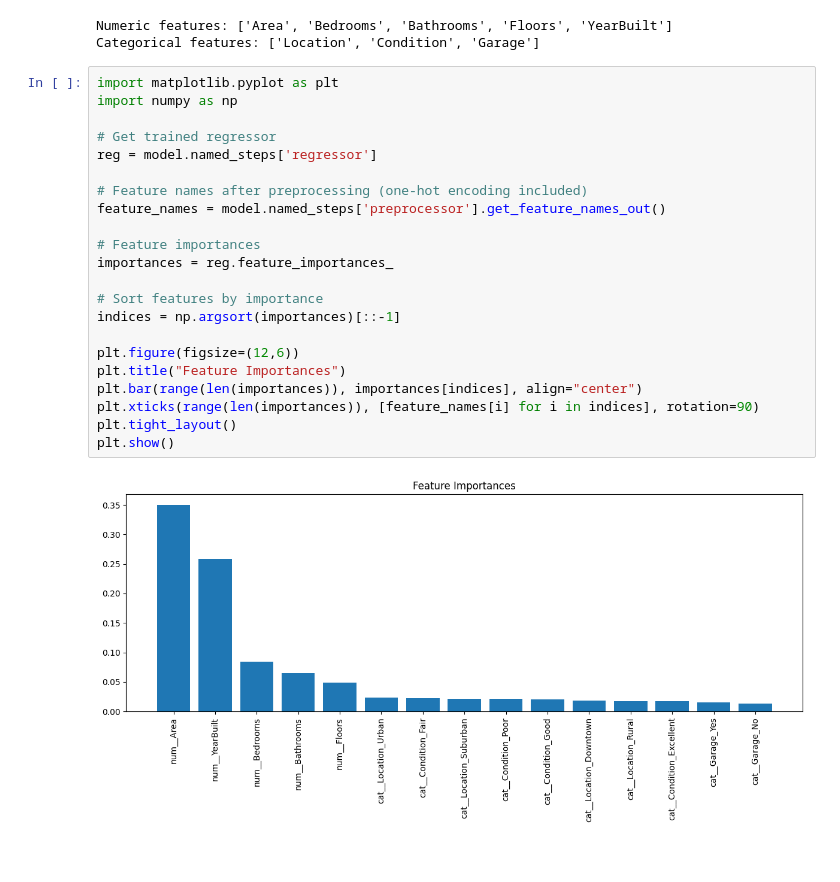
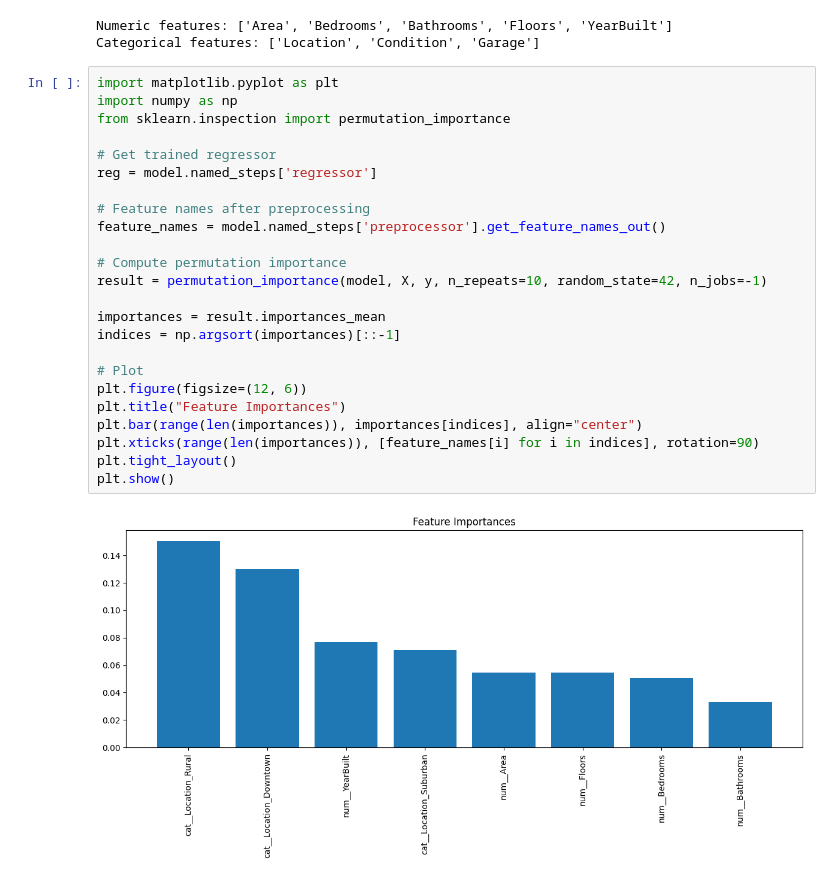
Before and after one commit to Frank-Muzi/house-price-predictor-ai-project, a Jupyter notebook: src/Backend/data_analysis.ipynb, the cells around one changed output. Saved outputs shown, nothing was run; the diff lists cells and outputs as text.

```diff
--- a/src/Backend/data_analysis.ipynb
+++ b/src/Backend/data_analysis.ipynb
@@ -262,24 +294,26 @@ Categorical features: ['Location', 'Condition', 'Garage']
 # %%
 import matplotlib.pyplot as plt
 import numpy as np
+from sklearn.inspection import permutation_importance
 
 # Get trained regressor
 reg = model.named_steps['regressor']
 
-# Feature names after preprocessing (one-hot encoding included)
+# Feature names after preprocessing
 feature_names = model.named_steps['preprocessor'].get_feature_names_out()
 
-# Feature importances
-importances = reg.feature_importances_
+# Compute permutation importance
+result = permutation_importance(model, X, y, n_repeats=10, random_state=42, n_jobs=-1)
 
-# Sort features by importance
+importances = result.importances_mean
 indices = np.argsort(importances)[::-1]
 
-plt.figure(figsize=(12,6))
+# Plot
+plt.figure(figsize=(12, 6))
 plt.title("Feature Importances")
 plt.bar(range(len(importances)), importances[indices], align="center")
 plt.xticks(range(len(importances)), [feature_names[i] for i in indices], rotation=90)
 plt.tight_layout()
 plt.show()
 # %% [output]
-[figure, old version]
+[figure, new version]
```
Also changed, not shown: parts of 7 cells of this notebook, 2 other files.
